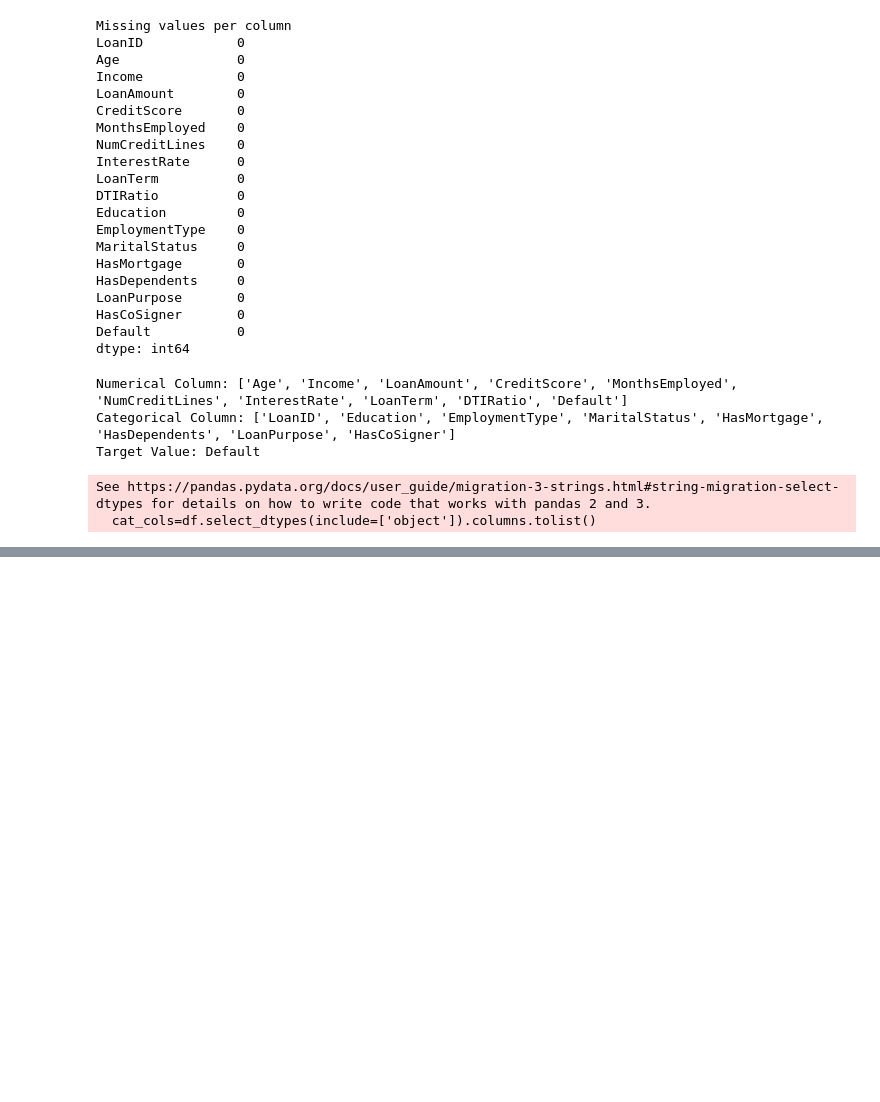
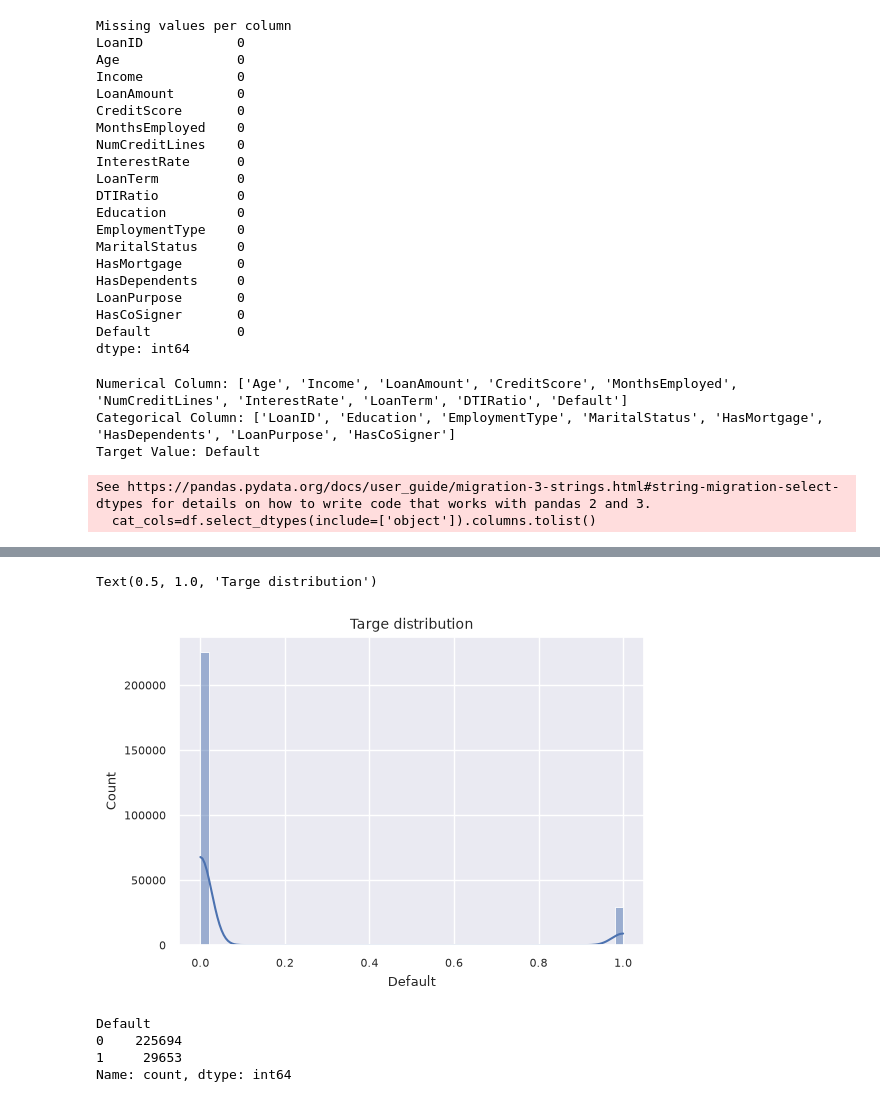
Before and after one commit to kaflebiplob/HousePrice_and_LoanDefault, a Jupyter notebook: notebooks/loan_default_prediction.ipynb, the cells around one changed output, grey strips where cells are left out. Drawn from its saved outputs; the diff is of its cells as text; code cells hidden in the pictures; blank space fills up the shorter version.

```diff
--- a/notebooks/loan_default_prediction.ipynb
+++ b/notebooks/loan_default_prediction.ipynb
@@ -103,0 +145,16 @@ See https://pandas.pydata.org/docs/user_guide/migration-3-strings.html#string-mi
+# %%
+# target column distribution
+
+plt.figure(figsize=(6,4))
+sns.histplot(df[TARGET_COLUMN],bins=50,kde=True)
+plt.title("Targe distribution")
+# %% [output]
+Text(0.5, 1.0, 'Targe distribution')
+[figure, added]
+# %%
+df[TARGET_COLUMN].value_counts()
+# %% [output]
+Default
+0    225694
+1     29653
+Name: count, dtype: int64
```
Also changed, not shown: parts of 7 cells of this notebook.
